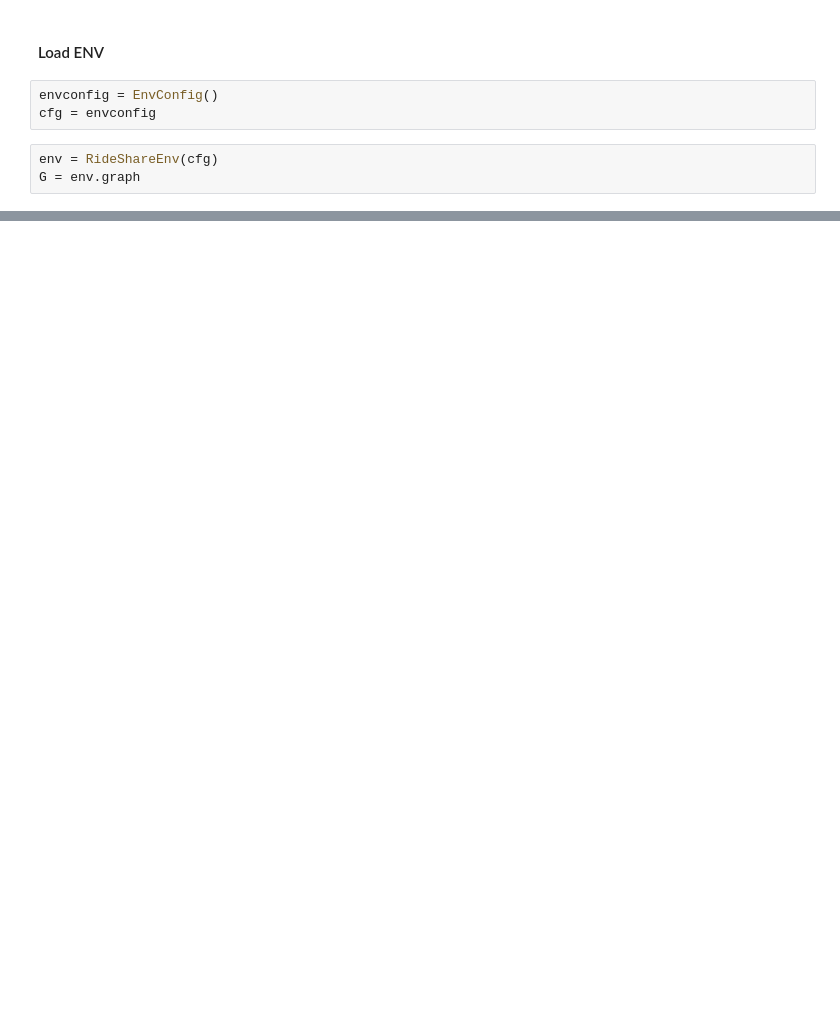
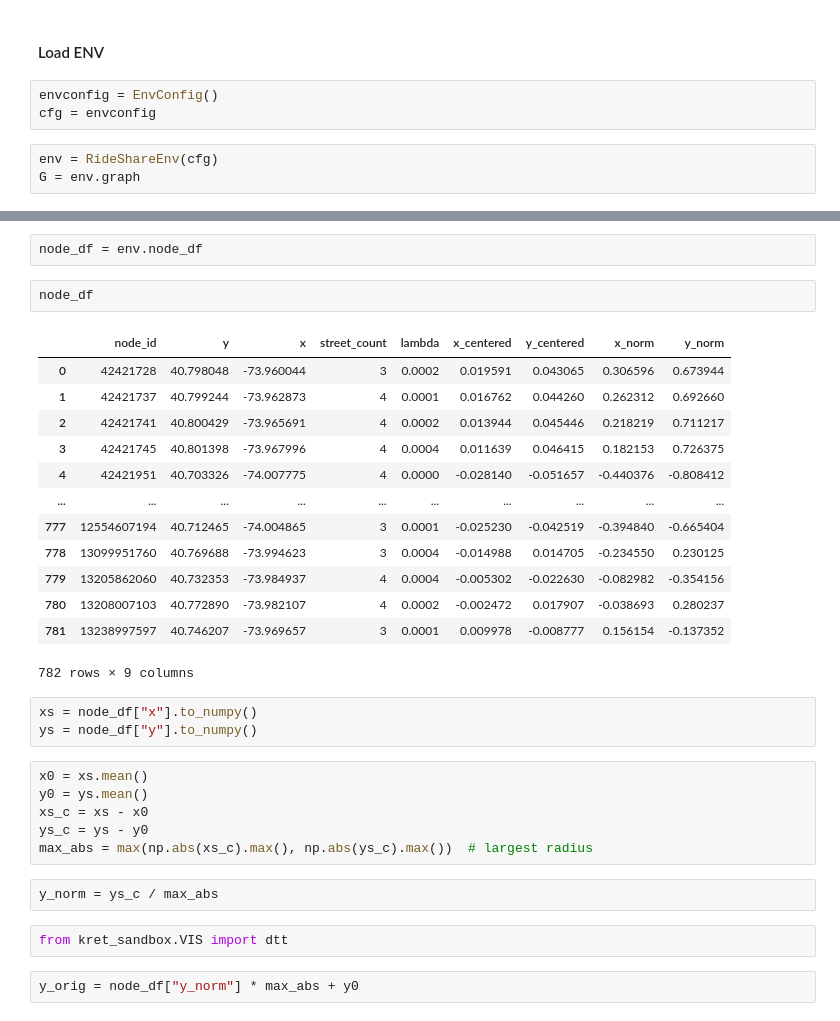
Before and after one commit to akseldkw07/Waymo-Agent, a Jupyter notebook: notebooks/scratch.ipynb, the cells around one changed output, grey strips where cells are left out. Cells and saved outputs as stored; diff of their text form; blank space fills up the shorter version.

```diff
--- a/notebooks/scratch.ipynb
+++ b/notebooks/scratch.ipynb
@@ -101,0 +47,33 @@ new_rides
+# %%
+node_df = env.node_df
+# %%
+node_df
+# %% [output]
+|  | node_id | y | x | street_count | lambda | x_centered | y_centered | x_norm | y_norm |
+| 0 | 42421728 | 40.798048 | -73.960044 | 3 | 0.0002 | 0.019591 | 0.043065 | 0.306596 | 0.673944 |
+| 1 | 42421737 | 40.799244 | -73.962873 | 4 | 0.0001 | 0.016762 | 0.044260 | 0.262312 | 0.692660 |
+| 2 | 42421741 | 40.800429 | -73.965691 | 4 | 0.0002 | 0.013944 | 0.045446 | 0.218219 | 0.711217 |
+| 3 | 42421745 | 40.801398 | -73.967996 | 4 | 0.0004 | 0.011639 | 0.046415 | 0.182153 | 0.726375 |
+| 4 | 42421951 | 40.703326 | -74.007775 | 4 | 0.0000 | -0.028140 | -0.051657 | -0.440376 | -0.808412 |
+| ... | ... | ... | ... | ... | ... | ... | ... | ... | ... |
+| 777 | 12554607194 | 40.712465 | -74.004865 | 3 | 0.0001 | -0.025230 | -0.042519 | -0.394840 | -0.665404 |
+| 778 | 13099951760 | 40.769688 | -73.994623 | 3 | 0.0004 | -0.014988 | 0.014705 | -0.234550 | 0.230125 |
+| 779 | 13205862060 | 40.732353 | -73.984937 | 4 | 0.0004 | -0.005302 | -0.022630 | -0.082982 | -0.354156 |
+| 780 | 13208007103 | 40.772890 | -73.982107 | 4 | 0.0002 | -0.002472 | 0.017907 | -0.038693 | 0.280237 |
+| 781 | 13238997597 | 40.746207 | -73.969657 | 3 | 0.0001 | 0.009978 | -0.008777 | 0.156154 | -0.137352 |
+782 rows × 9 columns
+# %%
+xs = node_df["x"].to_numpy()
+ys = node_df["y"].to_numpy()
+# %%
+x0 = xs.mean()
+y0 = ys.mean()
+xs_c = xs - x0
+ys_c = ys - y0
+max_abs = max(np.abs(xs_c).max(), np.abs(ys_c).max())  # largest radius
+# %%
+y_norm = ys_c / max_abs
+# %%
+from kret_sandbox.VIS import dtt
+# %%
+y_orig = node_df["y_norm"] * max_abs + y0
```
Also changed, not shown: parts of 21 cells of this notebook, 21 other files.
